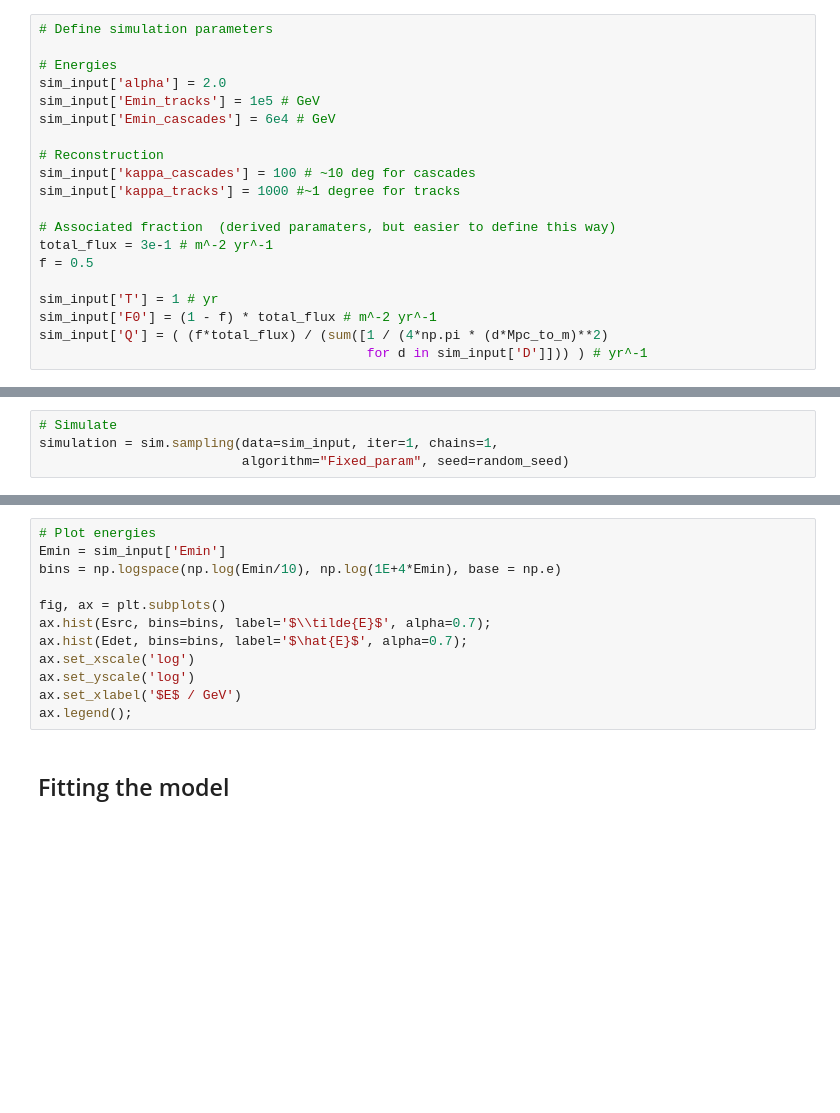
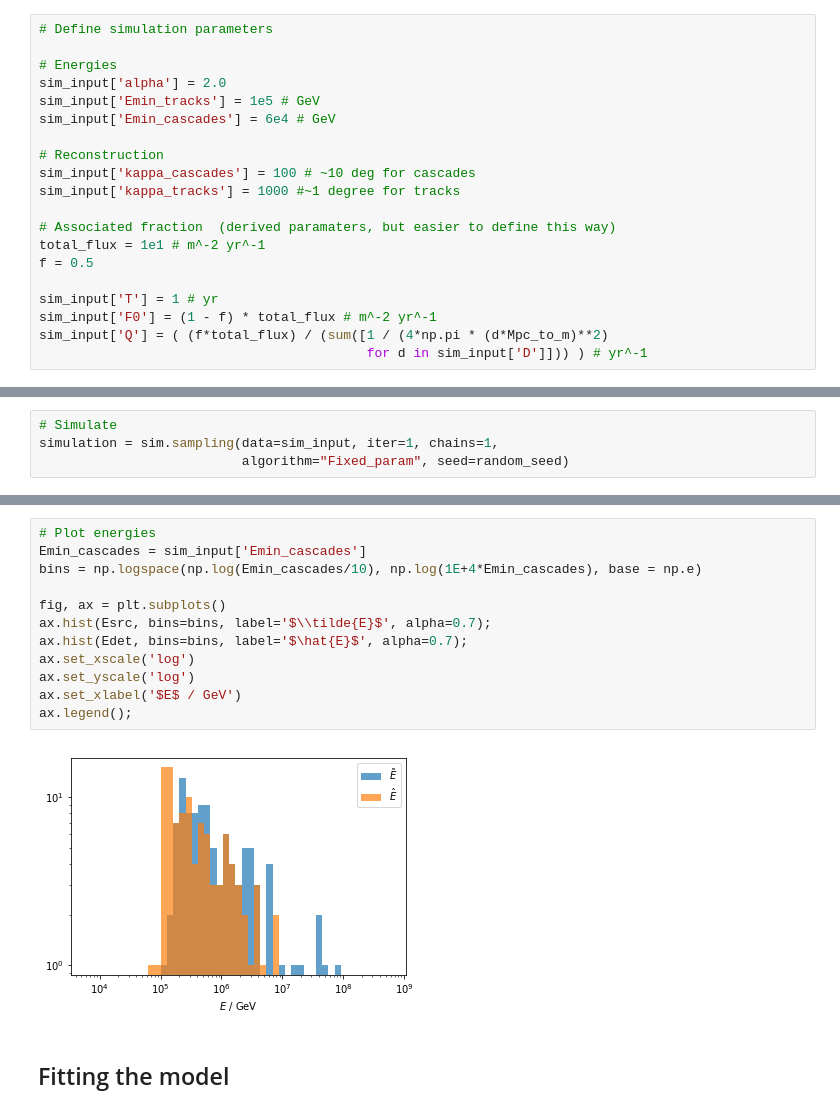
Before and after one commit to specktakel/hierarchical_nu, a Jupyter notebook: dev/statistical_model/4_tracks_and_cascades/tracks_and_cascades.ipynb, the cells around one changed output, grey strips where cells are left out. Saved outputs shown, nothing was run; the diff lists cells and outputs as text; blank space fills up the shorter version.

```diff
--- a/dev/statistical_model/4_tracks_and_cascades/tracks_and_cascades.ipynb
+++ b/dev/statistical_model/4_tracks_and_cascades/tracks_and_cascades.ipynb
@@ -180,7 +180,7 @@ sim_input['kappa_cascades'] = 100 # ~10 deg for cascades
 sim_input['kappa_tracks'] = 1000 #~1 degree for tracks
 
 # Associated fraction  (derived paramaters, but easier to define this way)
-total_flux = 3e-1 # m^-2 yr^-1
+total_flux = 1e1 # m^-2 yr^-1
 f = 0.5
 
 sim_input['T'] = 1 # yr
@@ -247,15 +256,17 @@ for r, d, z in zip(s_ra, s_dec, redshift):
 # %%
 # Plot energies
-Emin = sim_input['Emin']
-bins = np.logspace(np.log(Emin/10), np.log(1E+4*Emin), base = np.e)
+Emin_cascades = sim_input['Emin_cascades']
+bins = np.logspace(np.log(Emin_cascades/10), np.log(1E+4*Emin_cascades), base = np.e)
 
 fig, ax = plt.subplots()
 ax.hist(Esrc, bins=bins, label='$\\tilde{E}$', alpha=0.7);
 ax.hist(Edet, bins=bins, label='$\hat{E}$', alpha=0.7);
 ax.set_xscale('log')
 ax.set_yscale('log')
 ax.set_xlabel('$E$ / GeV')
 ax.legend();
+# %% [output]
+[figure, added]
 # %% [markdown]
 ## Fitting the model
 # %%
```
Also changed, not shown: parts of 6 cells of this notebook, 5 other files.
